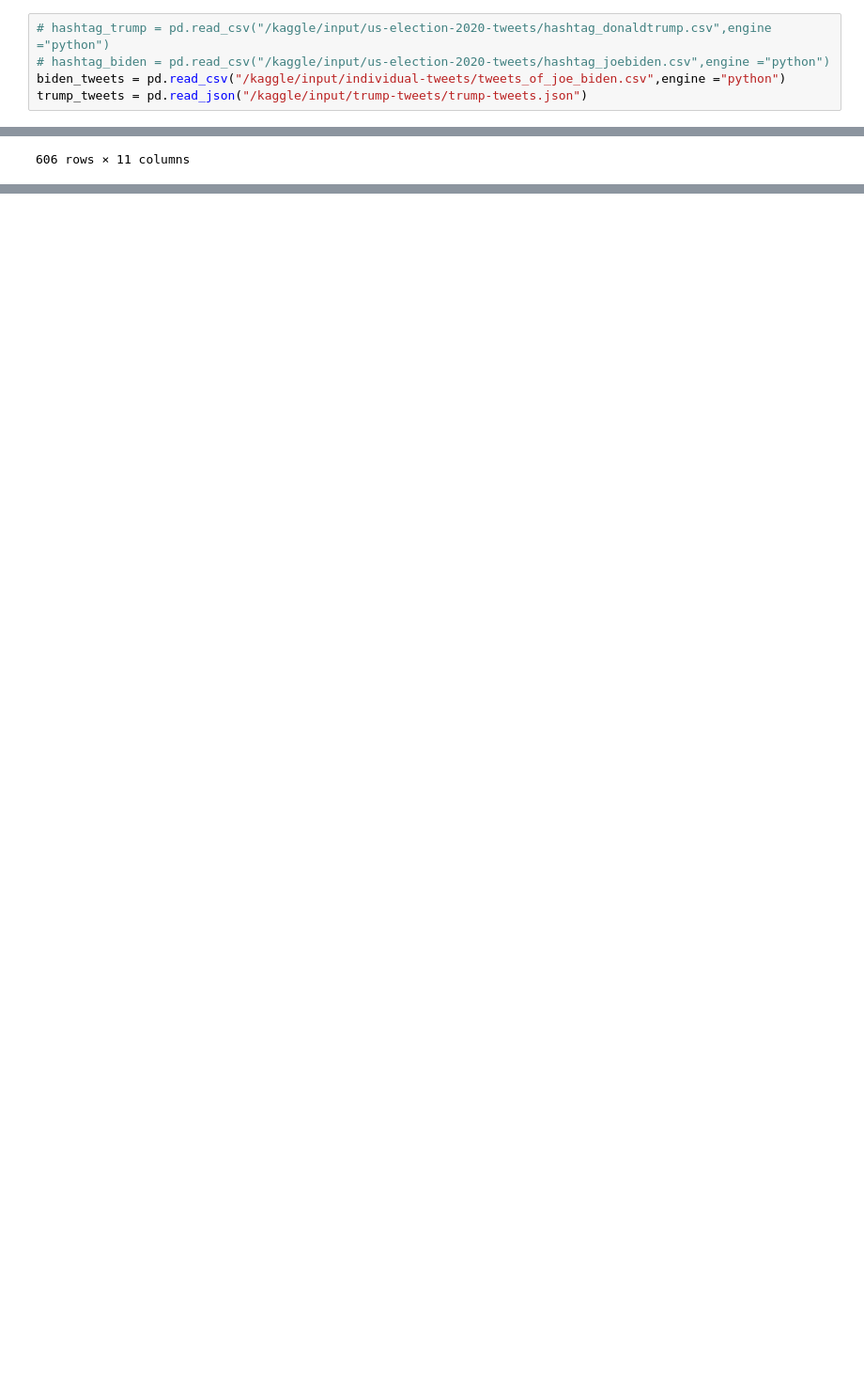
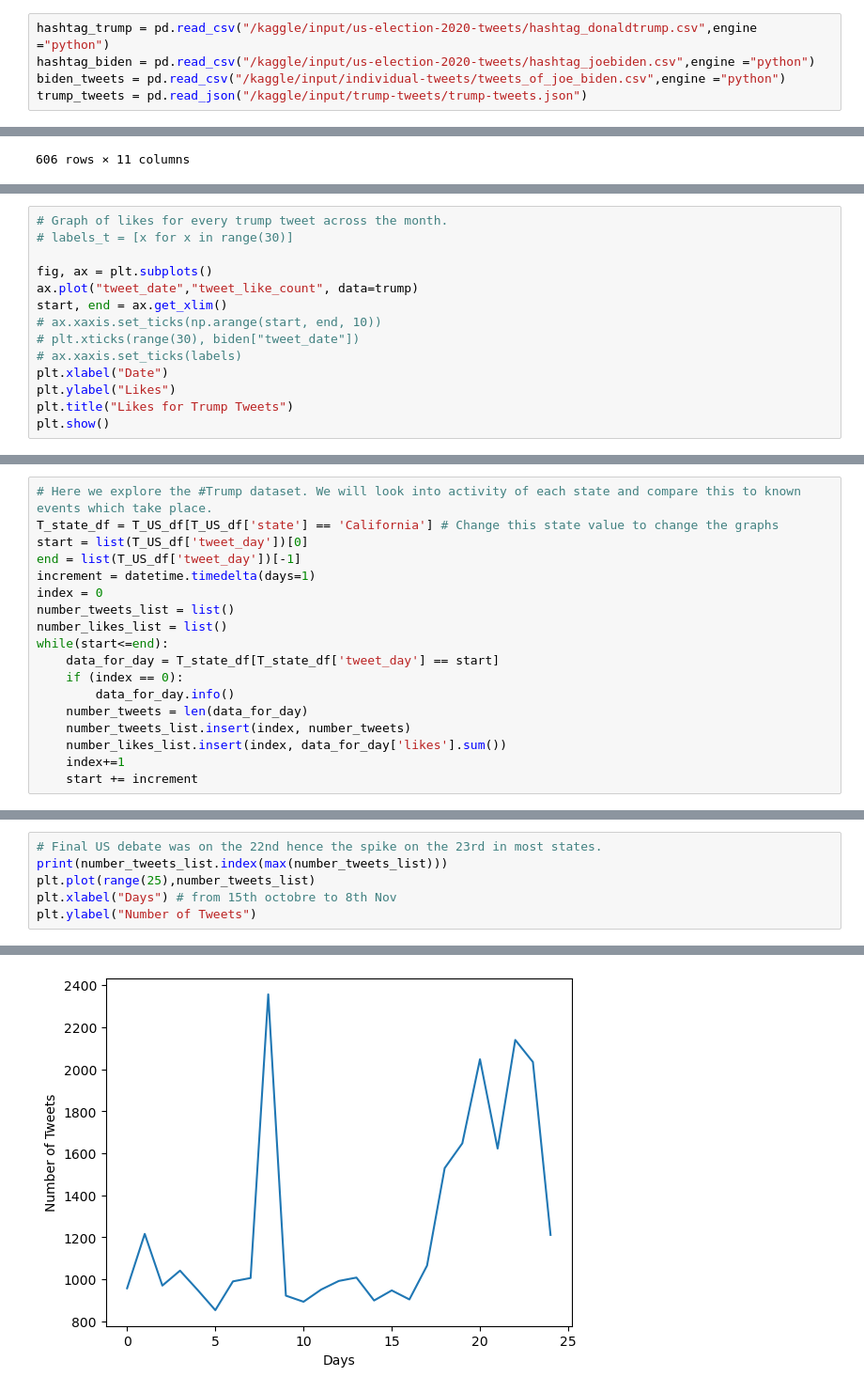
Before and after one commit to adityapalve/election-bets, a Jupyter notebook: election-bets.ipynb, the cells around one changed output, grey strips where cells are left out. Shown at 94% size. Cells and saved outputs as stored; diff of their text form; blank space fills up the shorter version.

Commit message:
Latest Working version with Graphs

```diff
--- a/election-bets.ipynb
+++ b/election-bets.ipynb
@@ -15,7 +15,7 @@ os.listdir('/kaggle/input')
 # %% [output]
 ['us-election-2020-tweets', 'individual-tweets', 'trump-tweets']
 # %%
-# hashtag_trump = pd.read_csv("/kaggle/input/us-election-2020-tweets/hashtag_donaldtrump.csv",engine ="python")
-# hashtag_biden = pd.read_csv("/kaggle/input/us-election-2020-tweets/hashtag_joebiden.csv",engine ="python")
+hashtag_trump = pd.read_csv("/kaggle/input/us-election-2020-tweets/hashtag_donaldtrump.csv",engine ="python")
+hashtag_biden = pd.read_csv("/kaggle/input/us-election-2020-tweets/hashtag_joebiden.csv",engine ="python")
 biden_tweets = pd.read_csv("/kaggle/input/individual-tweets/tweets_of_joe_biden.csv",engine ="python")
 trump_tweets = pd.read_json("/kaggle/input/trump-tweets/trump-tweets.json")
@@ -256,0 +309,14 @@ plt.plot(biden["tweet_date"], biden["tweet_like_count"])
+# %%
+# Graph of likes for every trump tweet across the month.
+# labels_t = [x for x in range(30)]
+
+fig, ax = plt.subplots()
+ax.plot("tweet_date","tweet_like_count", data=trump)
+start, end = ax.get_xlim()
+# ax.xaxis.set_ticks(np.arange(start, end, 10))
+# plt.xticks(range(30), biden["tweet_date"])
+# ax.xaxis.set_ticks(labels)
+plt.xlabel("Date")
+plt.ylabel("Likes")
+plt.title("Likes for Trump Tweets")
+plt.show()
@@ -256,0 +385,18 @@ plt.plot(biden["tweet_date"], biden["tweet_like_count"])
+# %%
+# Here we explore the #Trump dataset. We will look into activity of each state and compare this to known events which take place.
+T_state_df = T_US_df[T_US_df['state'] == 'California'] # Change this state value to change the graphs
+start = list(T_US_df['tweet_day'])[0]
+end = list(T_US_df['tweet_day'])[-1]
+increment = datetime.timedelta(days=1)
+index = 0
+number_tweets_list = list()
+number_likes_list = list()
+while(start<=end):
+    data_for_day = T_state_df[T_state_df['tweet_day'] == start]
+    if (index == 0):
+        data_for_day.info()
+    number_tweets = len(data_for_day)
+    number_tweets_list.insert(index, number_tweets)
+    number_likes_list.insert(index, data_for_day['likes'].sum())
+    index+=1
+    start += increment
@@ -256,0 +421,7 @@ plt.plot(biden["tweet_date"], biden["tweet_like_count"])
+# %%
+# Final US debate was on the 22nd hence the spike on the 23rd in most states.
+print(number_tweets_list.index(max(number_tweets_list)))
+plt.plot(range(25),number_tweets_list)
+plt.xlabel("Days") # from 15th octobre to 8th Nov
+plt.ylabel("Number of Tweets")
+# %% [output]
@@ -256,0 +430 @@ plt.plot(biden["tweet_date"], biden["tweet_like_count"])
+[figure, added]
```
Also changed, not shown: parts of 17 cells of this notebook.
